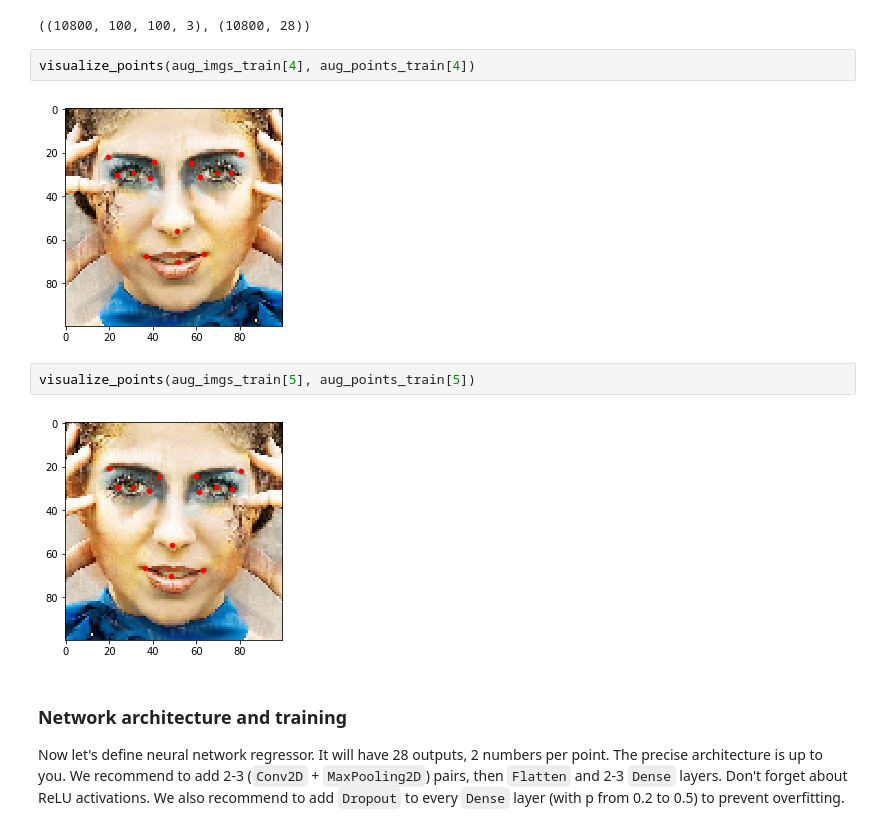
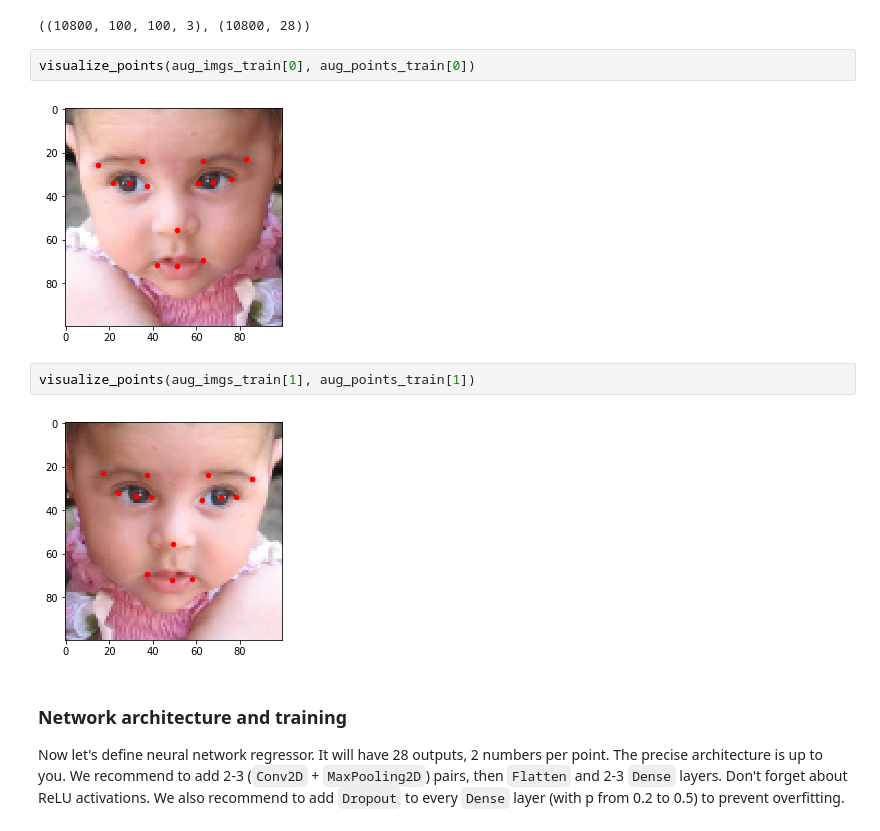
Before and after one commit to Nabarun21/deep_learning_in_computer_vision, a Jupyter notebook: facial-keypoints/Facial keypoints.ipynb, the cells around one changed output. Cells and saved outputs as stored; diff of their text form.

```diff
--- a/facial-keypoints/Facial keypoints.ipynb
+++ b/facial-keypoints/Facial keypoints.ipynb
@@ -133,13 +137,13 @@ aug_imgs_train.shape,aug_points_train.shape
 # %% [output]
 ((10800, 100, 100, 3), (10800, 28))
 # %%
-visualize_points(aug_imgs_train[4], aug_points_train[4])
+visualize_points(aug_imgs_train[0], aug_points_train[0])
 # %% [output]
-[figure, old version]
+[figure, new version]
 # %%
-visualize_points(aug_imgs_train[5], aug_points_train[5])
+visualize_points(aug_imgs_train[1], aug_points_train[1])
 # %% [output]
-[figure, old version]
+[figure, new version]
 # %% [markdown]
 ### Network architecture and training
 
```
Also changed, not shown: parts of 14 cells of this notebook, 9 other files.
